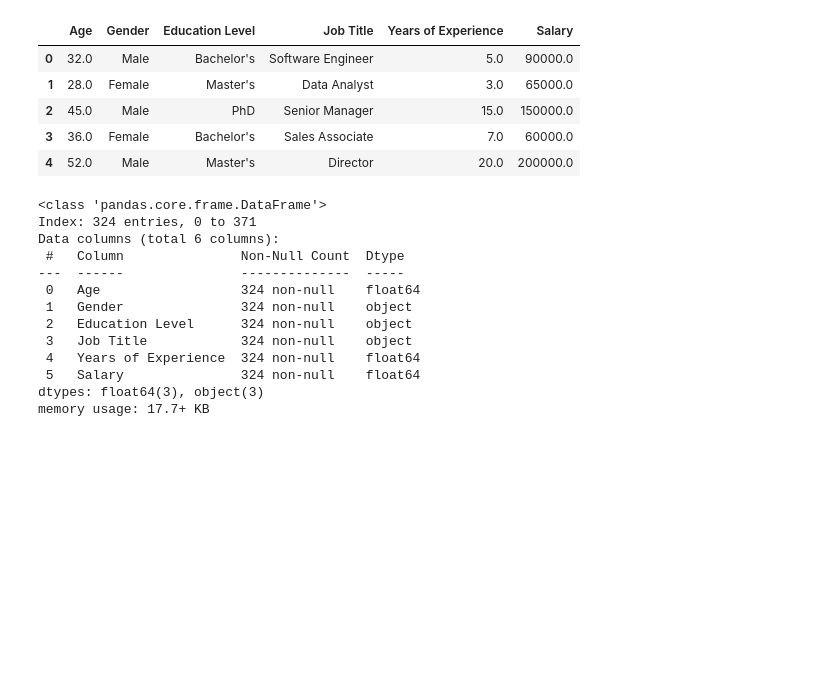
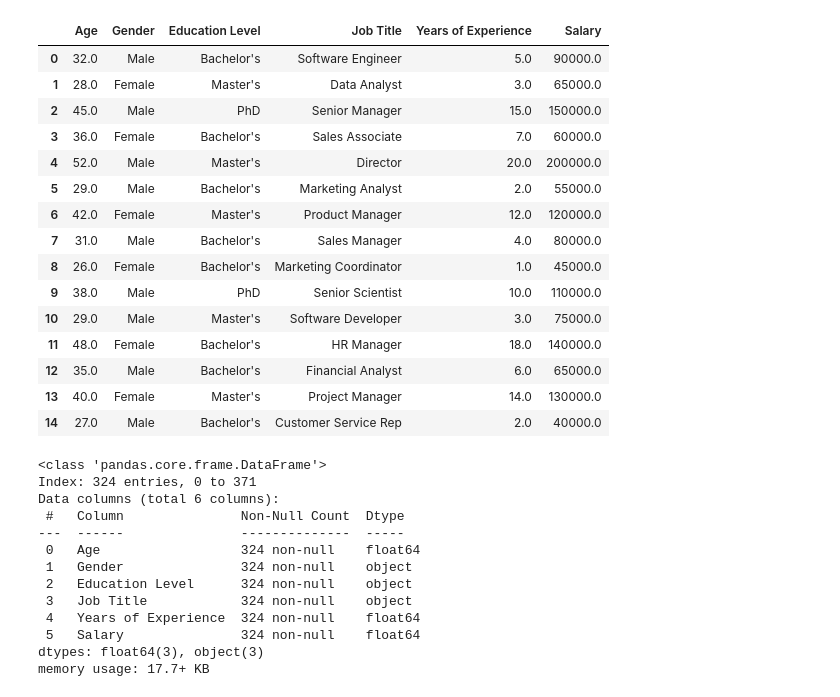
Before and after one commit to DemusMachine/hong-kong-salary-prediction-regression-model, a Jupyter notebook: project1.ipynb, the cells around one changed output. Cells and saved outputs as stored; diff of their text form; code cells hidden in the pictures; blank space fills up the shorter version.

```diff
--- a/project1.ipynb
+++ b/project1.ipynb
@@ -1,19 +1,29 @@
 # %%
 import pandas as pd
 import numpy as np
 import matplotlib.pyplot as plt
 import seaborn as sns
 plt.style.use('dark_background')
 
 df = pd.read_csv('Salary Data.csv')
-df.head()
+df.head(15)
 # %% [output]
 |  | Age | Gender | Education Level | Job Title | Years of Experience | Salary |
 | 0 | 32.0 | Male | Bachelor's | Software Engineer | 5.0 | 90000.0 |
 | 1 | 28.0 | Female | Master's | Data Analyst | 3.0 | 65000.0 |
 | 2 | 45.0 | Male | PhD | Senior Manager | 15.0 | 150000.0 |
 | 3 | 36.0 | Female | Bachelor's | Sales Associate | 7.0 | 60000.0 |
 | 4 | 52.0 | Male | Master's | Director | 20.0 | 200000.0 |
+| 5 | 29.0 | Male | Bachelor's | Marketing Analyst | 2.0 | 55000.0 |
+| 6 | 42.0 | Female | Master's | Product Manager | 12.0 | 120000.0 |
+| 7 | 31.0 | Male | Bachelor's | Sales Manager | 4.0 | 80000.0 |
+| 8 | 26.0 | Female | Bachelor's | Marketing Coordinator | 1.0 | 45000.0 |
+| 9 | 38.0 | Male | PhD | Senior Scientist | 10.0 | 110000.0 |
+| 10 | 29.0 | Male | Master's | Software Developer | 3.0 | 75000.0 |
+| 11 | 48.0 | Female | Bachelor's | HR Manager | 18.0 | 140000.0 |
+| 12 | 35.0 | Male | Bachelor's | Financial Analyst | 6.0 | 65000.0 |
+| 13 | 40.0 | Female | Master's | Project Manager | 14.0 | 130000.0 |
+| 14 | 27.0 | Male | Bachelor's | Customer Service Rep | 2.0 | 40000.0 |
 # %%
 df = df.dropna()
 df.drop_duplicates(inplace = True)
```
Also changed, not shown: parts of 4 cells of this notebook.
